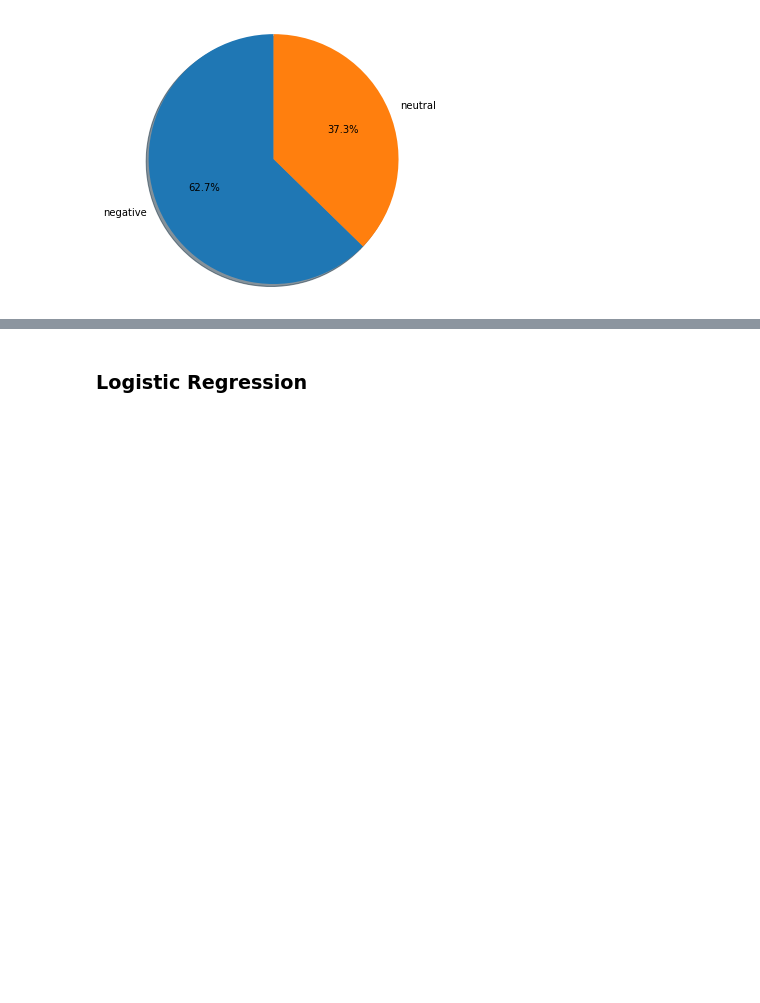
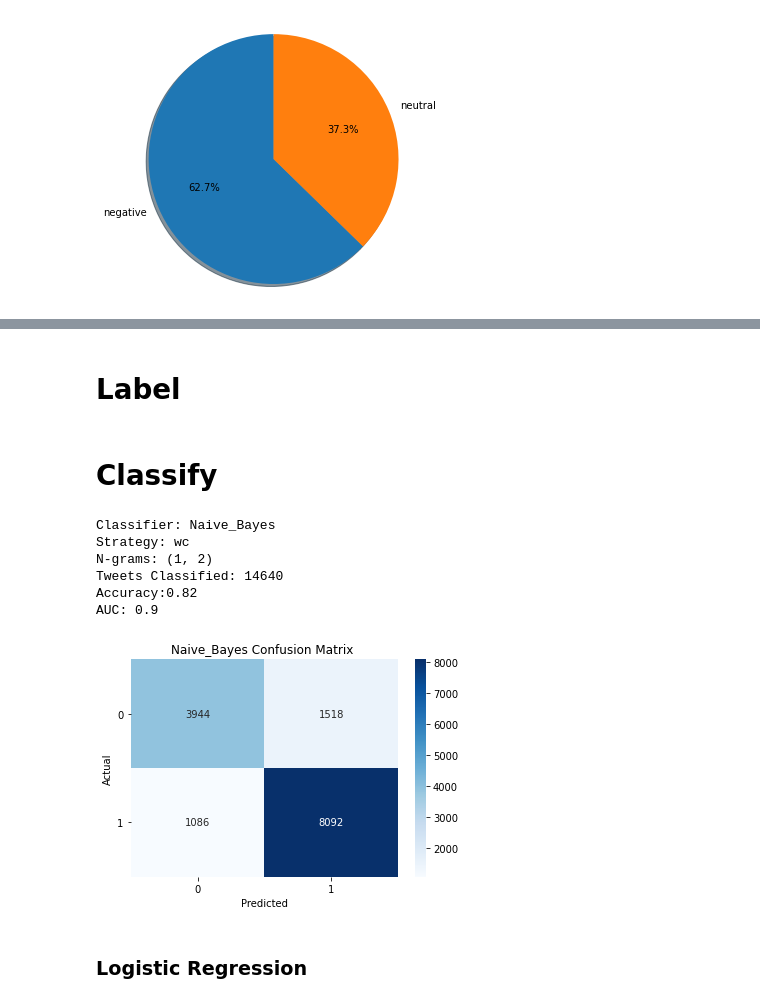
Before and after one commit to DRAE-MLP/PreprocessTweet, a Jupyter notebook: classify_model.ipynb, the cells around one changed output, grey strips where cells are left out. Drawn from its saved outputs; the diff is of its cells as text; code cells hidden in the pictures; blank space fills up the shorter version.

```diff
--- a/classify_model.ipynb
+++ b/classify_model.ipynb
@@ -154,7 +155,8 @@ class TweetClassify():
             tokens_list = lem_text.copy()
 
         tweets_clean = " ".join(tokens_list)
-        return tweets_clean
+
+        return tokens_list
 
     def classify_text(self, y_column ,classifier, model_name, strategy, ngrams = (1,2)):
         scores = []
@@ -225,0 +233,2 @@ df
+# %% [markdown]
+# Label
@@ -225,0 +243,2 @@ df
+# %% [markdown]
+# Classify
@@ -226,3 +262,21 @@ df
+# %%
+nb_clf = naive_bayes.MultinomialNB()
+lr_clf =  LogisticRegression(random_state = rs)
+knn_clf = KNeighborsClassifier(3)
+rf_clf = RandomForestClassifier(random_state=rs, n_jobs = -1)
+gb_clf = GradientBoostingClassifier(random_state=rs)
+svc_clf =  SVC(kernel="linear", C=0.025)
+ada_clf = AdaBoostClassifier()
+# %%
+tweets_processed.classify_text(y_column = 'flag',classifier = nb_clf, model_name='Naive_Bayes', strategy='wc', ngrams = (1,2))
+# %% [output]
+Classifier: Naive_Bayes
+Strategy: wc
+N-grams: (1, 2)
+Tweets Classified: 14640
+Accuracy:0.82
+AUC: 0.9
+[figure, added]
 # %% [markdown]
 ### Logistic Regression
 # %%
```
Also changed, not shown: parts of 7 cells of this notebook.
